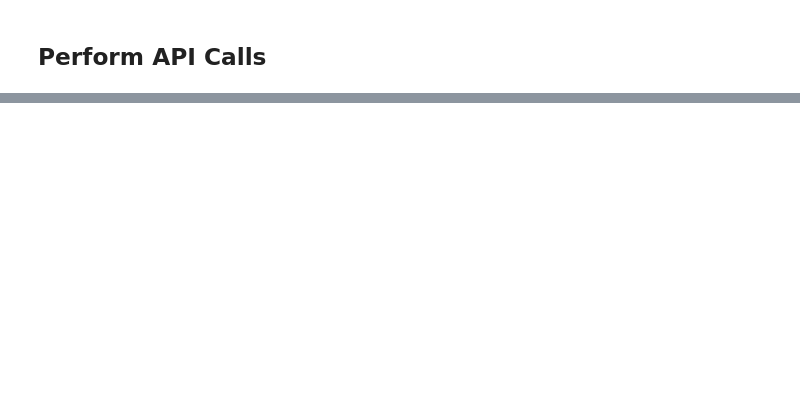
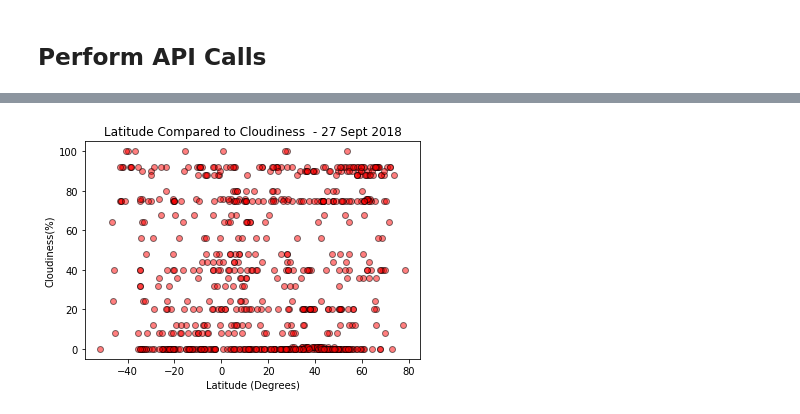
Before and after one commit to nonabsorbing/weatherpy_homework, a Jupyter notebook: WeatherPy.ipynb, the cells around one changed output, grey strips where cells are left out. Cells and saved outputs as stored; diff of their text form; code cells hidden in the pictures; blank space fills up the shorter version.

```diff
--- a/WeatherPy.ipynb
+++ b/WeatherPy.ipynb
@@ -82,0 +200,13 @@ for city in cities:
+# %%
+# Cloudiness (%) vs. Latitude
+temp_cloud = plt.scatter(df["city_lat"], df["city_cloud"],marker="o", facecolors="red", edgecolors="black", alpha=.5)
+
+plt.title("Latitude Compared to Cloudiness  - 27 Sept 2018")
+plt.ylabel("Cloudiness(%)")
+plt.xlabel("Latitude (Degrees)")
+
+plt.savefig("latitude_vs_cloudiness.png")
+
+plt.show()
+# %% [output]
+[figure, added]
```
Also changed, not shown: parts of 13 cells of this notebook, 6 other files.
